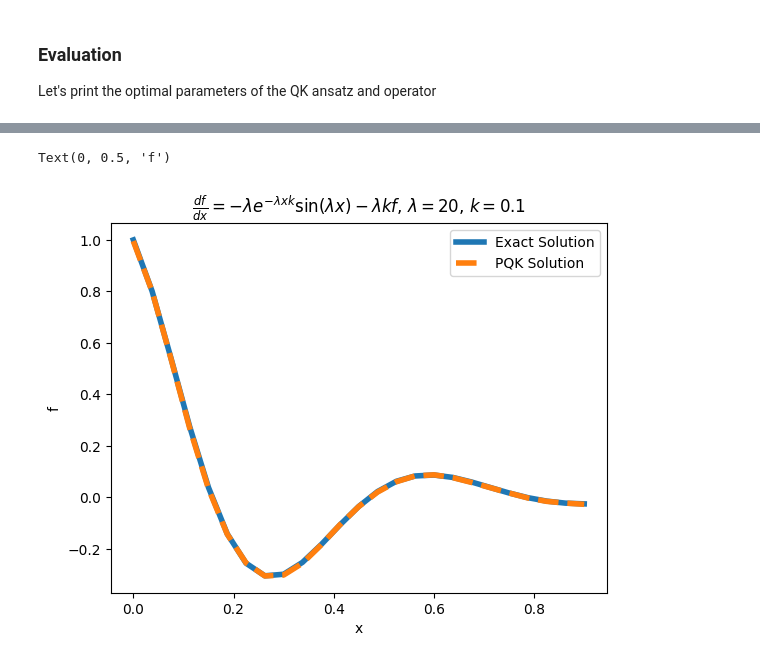
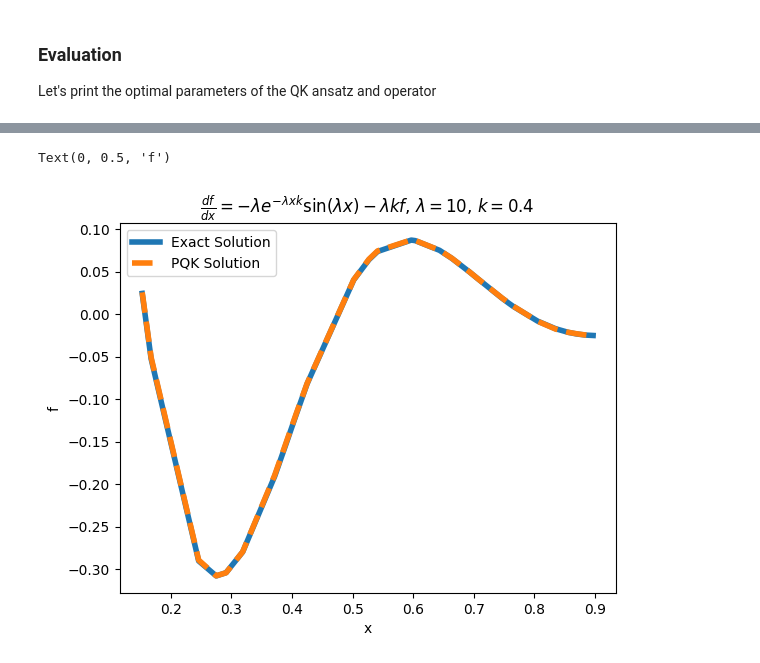
Before and after one commit to rupof/squlearnRF, a Jupyter notebook: examples/kernel/example_qkode.ipynb, the cells around one changed output, grey strips where cells are left out. Saved outputs shown, nothing was run; the diff lists cells and outputs as text; code cells hidden in the pictures.

```diff
--- a/examples/kernel/example_qkode.ipynb
+++ b/examples/kernel/example_qkode.ipynb
@@ -64,17 +64,15 @@ loss_ODE_squ = ODELoss(
 # %% [markdown]
 An instance of `KernelOptimizer` is created. The instance takes the kernel of choice, the loss function, the optimizer and initial ansatz parameter
 # %%
-x_space = np.linspace(0, 0.9, 25).reshape(-1, 1)
-labels = np.zeros((len(x_space), 1))
-parameter_values = np.random.rand(len(x_space)+1)
+x_train = np.linspace(0, 0.9, 35).reshape(-1, 1)
+x_test = np.random.rand(30, 1) * 0.9
+x_test = np.sort(x_test, axis=0)
 
-kernel_optimizer = KernelOptimizer(
-    pqk,
-    loss_ODE_squ,
-    optimizer=LBFGSB(),  #Adam({"num_iter":2000, "lr": 0.05, "tol": 1e-10}),
-    initial_parameters = parameter_values
-)
+labels = np.zeros((len(x_train), 1))
+parameter_values = np.random.rand(len(x_train)+1)
+optimizer=LBFGSB()
 
-model = QKODE(quantum_kernel=kernel_optimizer)
-model.fit(x_space, labels)
+
+model = QKODE(pqk, loss_ODE_squ, 0.1, optimizer)
+model.fit(x_train, labels)
 # %% [output]
@@ -96,10 +96,10 @@ array([ -1.53114615,  15.67181684,  -8.38108131, -12.28762557,
 # %%
-plt.plot(x_space, np.exp(-10 * x_space * 0.4) * np.cos(10 * x_space), label = "Exact Solution", linewidth=4)
-plt.plot(x_space, model.predict(x_space), label = "PQK Solution", linewidth=4, linestyle="--")
+plt.plot(x_test, np.exp(-10 * x_test * 0.4) * np.cos(10 * x_test), label = "Exact Solution", linewidth=4)
+plt.plot(x_test, model.predict(x_test), label = "PQK Solution", linewidth=4, linestyle="--")
 plt.legend()
-plt.title(r"$\frac{df}{dx} = -\lambda e^{-\lambda x k} \sin(\lambda x) - \lambda k f$, $\lambda = 20$, $k = 0.1$")
+plt.title(r"$\frac{df}{dx} = -\lambda e^{-\lambda x k} \sin(\lambda x) - \lambda k f$, $\lambda = 10$, $k = 0.4$")
 plt.xlabel("x")
 plt.ylabel("f")
 # %% [output]
 Text(0, 0.5, 'f')
-[figure, old version]
+[figure, new version]
```
Also changed, not shown: parts of 3 cells of this notebook.
